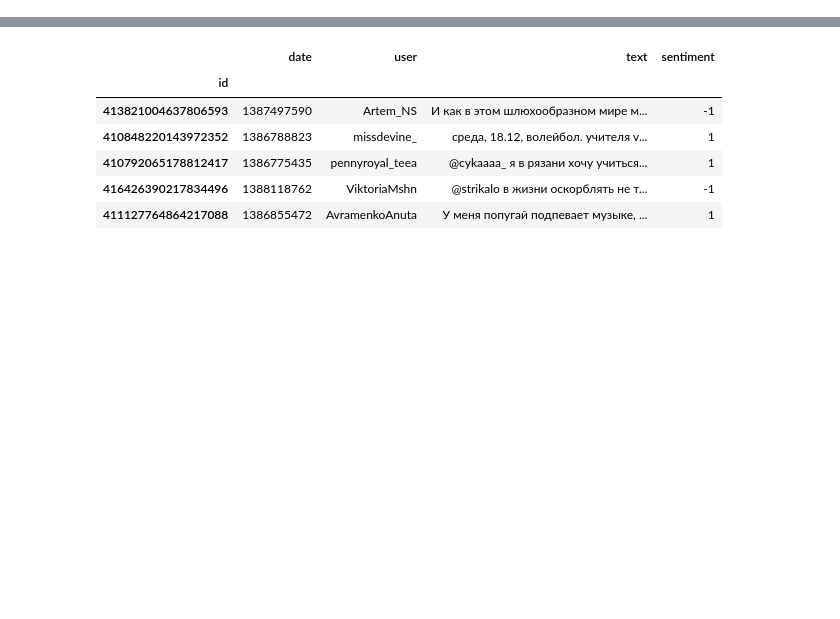
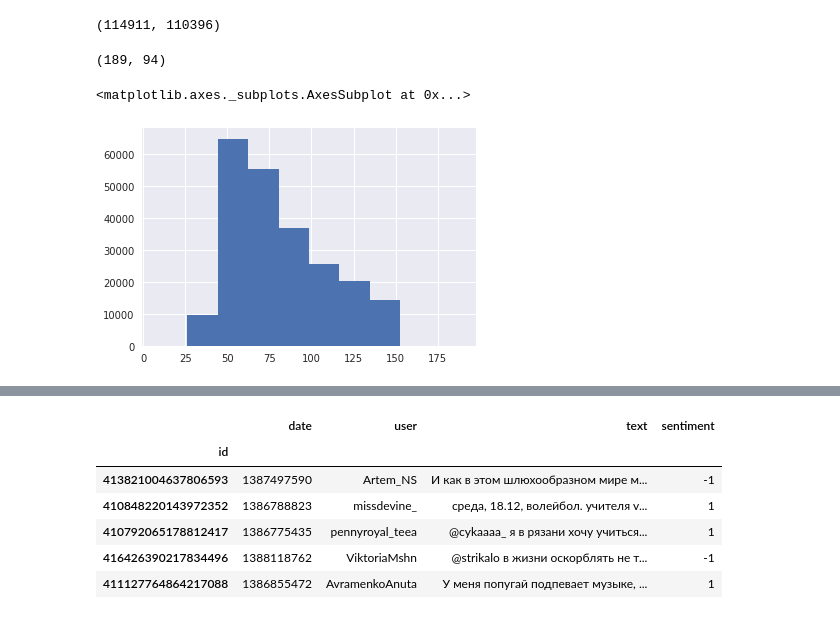
Before and after one commit to Guitaricet/text_classification, a Jupyter notebook: preproces/makaron.ipynb, the cells around one changed output, grey strips where cells are left out. Drawn from its saved outputs; the diff is of its cells as text; code cells hidden in the pictures; blank space fills up the shorter version.

```diff
--- a/preproces/makaron.ipynb
+++ b/preproces/makaron.ipynb
@@ -5,11 +5,15 @@ import pandas as pd
 import torch
 import torch.utils.data
 # %%
-data_pos = pd.read_csv('/media/data/nlp/sentiment/rus-mokoron/positive.csv',
+data_pos = pd.read_csv('/media/data/nlp/sentiment/ru-mokoron/positive.csv',
                    names=['id', 'date', 'user', 'text', 'sentiment'], index_col=0,
                    sep=';', usecols=[0, 1, 2, 3, 4])
-data_neg = pd.read_csv('/media/data/nlp/sentiment/rus-mokoron/negative.csv',
+data_neg = pd.read_csv('/media/data/nlp/sentiment/ru-mokoron/negative.csv',
                    names=['id', 'date', 'user', 'text', 'sentiment'], index_col=0,
                    sep=';', usecols=[0, 1, 2, 3, 4])
 
 data = pd.concat([data_pos, data_neg])
+# %%
+len(data_pos.text), len(set(data_pos.text))
+# %% [output]
+(114911, 110396)
@@ -15,0 +24,9 @@ data = pd.concat([data_pos, data_neg])
+# %%
+max(data.text.str.len()), max(data.text.str.split(' ').str.len())
+# %% [output]
+(189, 94)
+# %%
+data.text.str.len().hist()
+# %% [output]
+<matplotlib.axes._subplots.AxesSubplot at 0x...>
+[figure, added]
```
Also changed, not shown: parts of 14 cells of this notebook, 1 other file.
